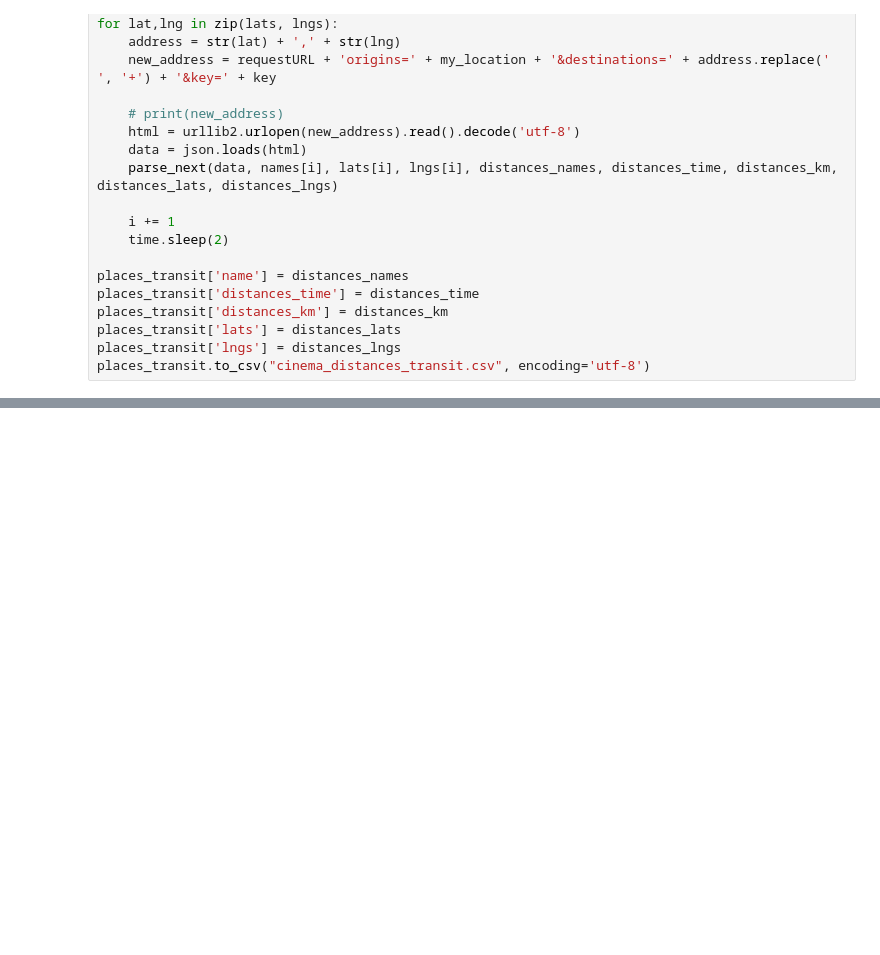
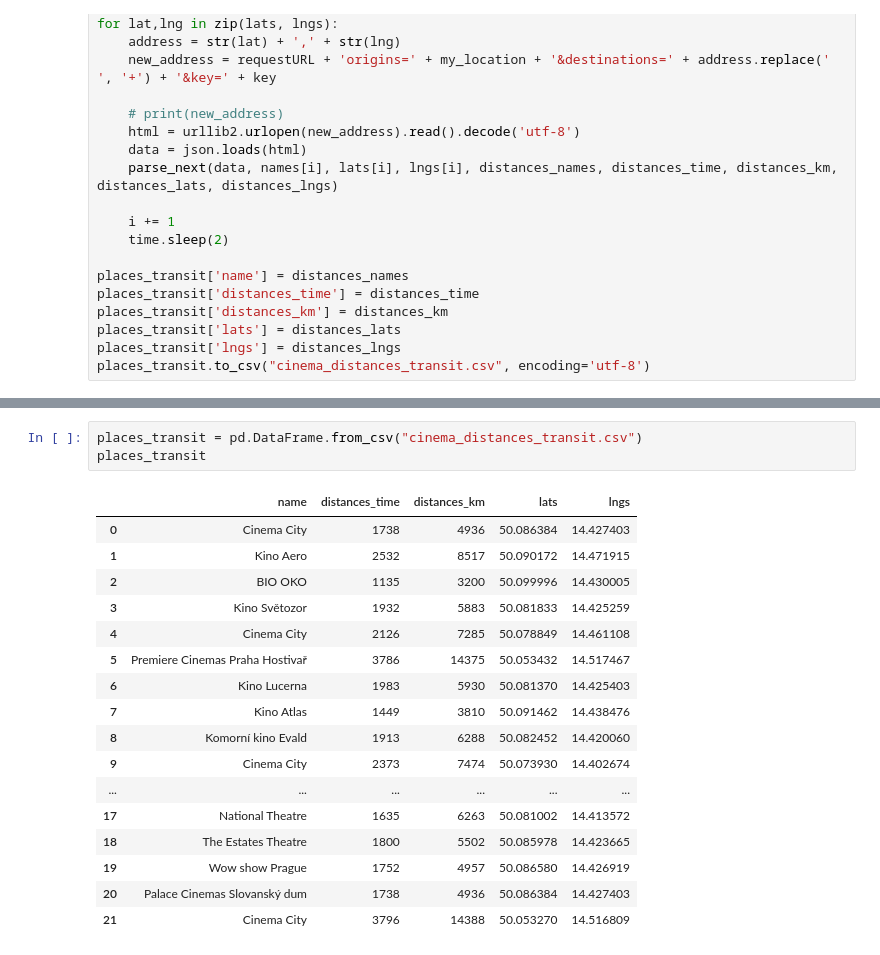
Before and after one commit to Honkl/popular-places, a Jupyter notebook: src/Cinemas.ipynb, the cells around one changed output, grey strips where cells are left out. Saved outputs shown, nothing was run; the diff lists cells and outputs as text; blank space fills up the shorter version.

```diff
--- a/src/Cinemas.ipynb
+++ b/src/Cinemas.ipynb
@@ -227,0 +232,21 @@ print(places_transit)
+# %%
+places_transit = pd.DataFrame.from_csv("cinema_distances_transit.csv")
+places_transit
+# %% [output]
+|  | name | distances_time | distances_km | lats | lngs |
+| 0 | Cinema City | 1738 | 4936 | 50.086384 | 14.427403 |
+| 1 | Kino Aero | 2532 | 8517 | 50.090172 | 14.471915 |
+| 2 | BIO OKO | 1135 | 3200 | 50.099996 | 14.430005 |
+| 3 | Kino Světozor | 1932 | 5883 | 50.081833 | 14.425259 |
+| 4 | Cinema City | 2126 | 7285 | 50.078849 | 14.461108 |
+| 5 | Premiere Cinemas Praha Hostivař | 3786 | 14375 | 50.053432 | 14.517467 |
+| 6 | Kino Lucerna | 1983 | 5930 | 50.081370 | 14.425403 |
+| 7 | Kino Atlas | 1449 | 3810 | 50.091462 | 14.438476 |
+| 8 | Komorní kino Evald | 1913 | 6288 | 50.082452 | 14.420060 |
+| 9 | Cinema City | 2373 | 7474 | 50.073930 | 14.402674 |
+| ... | ... | ... | ... | ... | ... |
+| 17 | National Theatre | 1635 | 6263 | 50.081002 | 14.413572 |
+| 18 | The Estates Theatre | 1800 | 5502 | 50.085978 | 14.423665 |
+| 19 | Wow show Prague | 1752 | 4957 | 50.086580 | 14.426919 |
+| 20 | Palace Cinemas Slovanský dum | 1738 | 4936 | 50.086384 | 14.427403 |
+| 21 | Cinema City | 3796 | 14388 | 50.053270 | 14.516809 |
```
Also changed, not shown: parts of 8 cells of this notebook.
